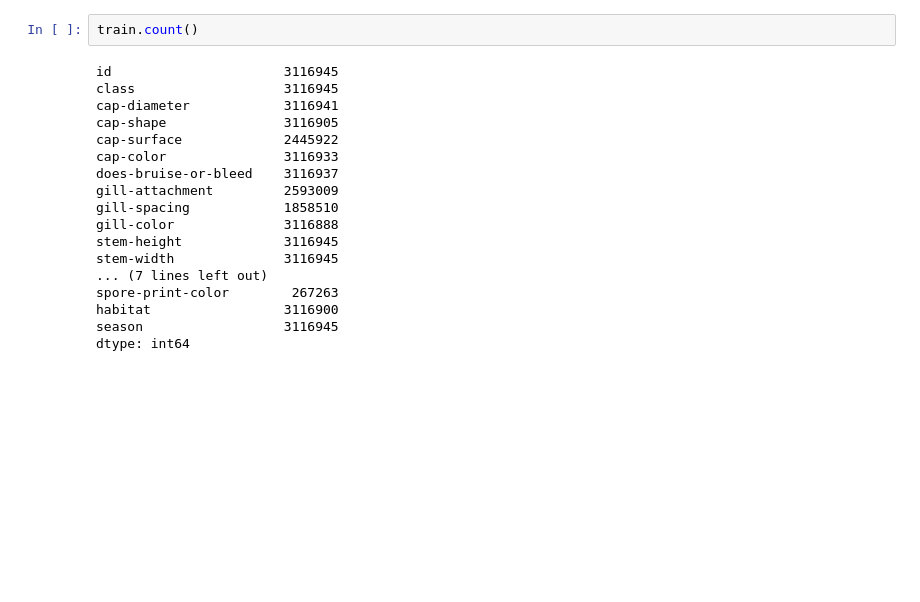
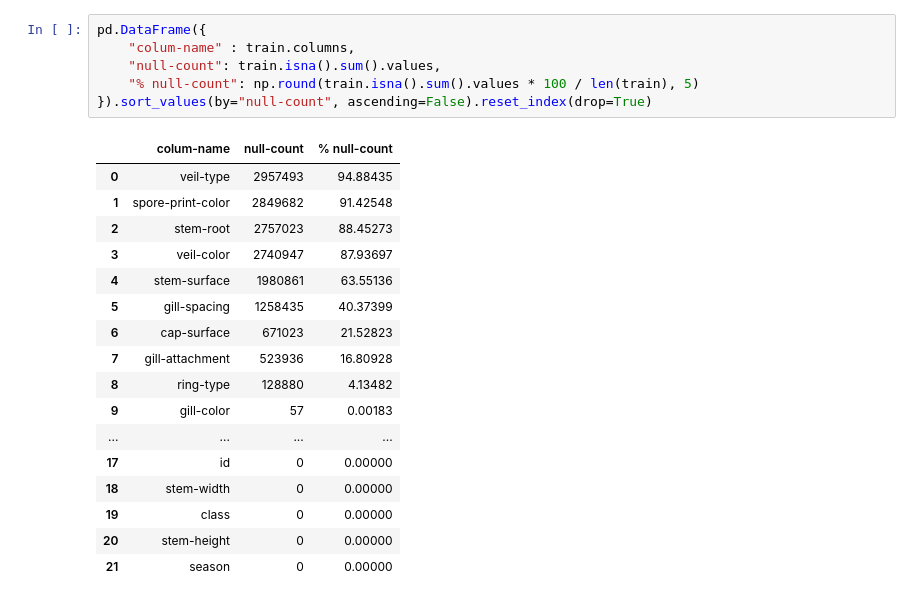
Before and after one commit to jubaerhosain/data-science, a Jupyter notebook: kaggle-notebooks/Binary Prediction of Poisonous Mushrooms/data-cleaning.ipynb, the cells around one changed output. Cells and saved outputs as stored; diff of their text form; blank space fills up the shorter version.

```diff
--- a/kaggle-notebooks/Binary Prediction of Poisonous Mushrooms/data-cleaning.ipynb
+++ b/kaggle-notebooks/Binary Prediction of Poisonous Mushrooms/data-cleaning.ipynb
@@ -28,20 +41,24 @@ Index(['id', 'class', 'cap-diameter', 'cap-shape', 'cap-surface', 'cap-color',
-# %%
-train.count()
-# %% [output]
-id                      3116945
-class                   3116945
-cap-diameter            3116941
-cap-shape               3116905
-cap-surface             2445922
-cap-color               3116933
-does-bruise-or-bleed    3116937
-gill-attachment         2593009
-gill-spacing            1858510
-gill-color              3116888
-stem-height             3116945
-stem-width              3116945
-... (7 lines left out)
-spore-print-color        267263
-habitat                 3116900
-season                  3116945
-dtype: int64
+# %%
+pd.DataFrame({
+    "colum-name" : train.columns,
+    "null-count": train.isna().sum().values,
+    "% null-count": np.round(train.isna().sum().values * 100 / len(train), 5)
+}).sort_values(by="null-count", ascending=False).reset_index(drop=True)
+# %% [output]
+|  | colum-name | null-count | % null-count |
+| 0 | veil-type | 2957493 | 94.88435 |
+| 1 | spore-print-color | 2849682 | 91.42548 |
+| 2 | stem-root | 2757023 | 88.45273 |
+| 3 | veil-color | 2740947 | 87.93697 |
+| 4 | stem-surface | 1980861 | 63.55136 |
+| 5 | gill-spacing | 1258435 | 40.37399 |
+| 6 | cap-surface | 671023 | 21.52823 |
+| 7 | gill-attachment | 523936 | 16.80928 |
+| 8 | ring-type | 128880 | 4.13482 |
+| 9 | gill-color | 57 | 0.00183 |
+| ... | ... | ... | ... |
+| 17 | id | 0 | 0.00000 |
+| 18 | stem-width | 0 | 0.00000 |
+| 19 | class | 0 | 0.00000 |
+| 20 | stem-height | 0 | 0.00000 |
+| 21 | season | 0 | 0.00000 |
```
Also changed, not shown: parts of 6 cells of this notebook.
